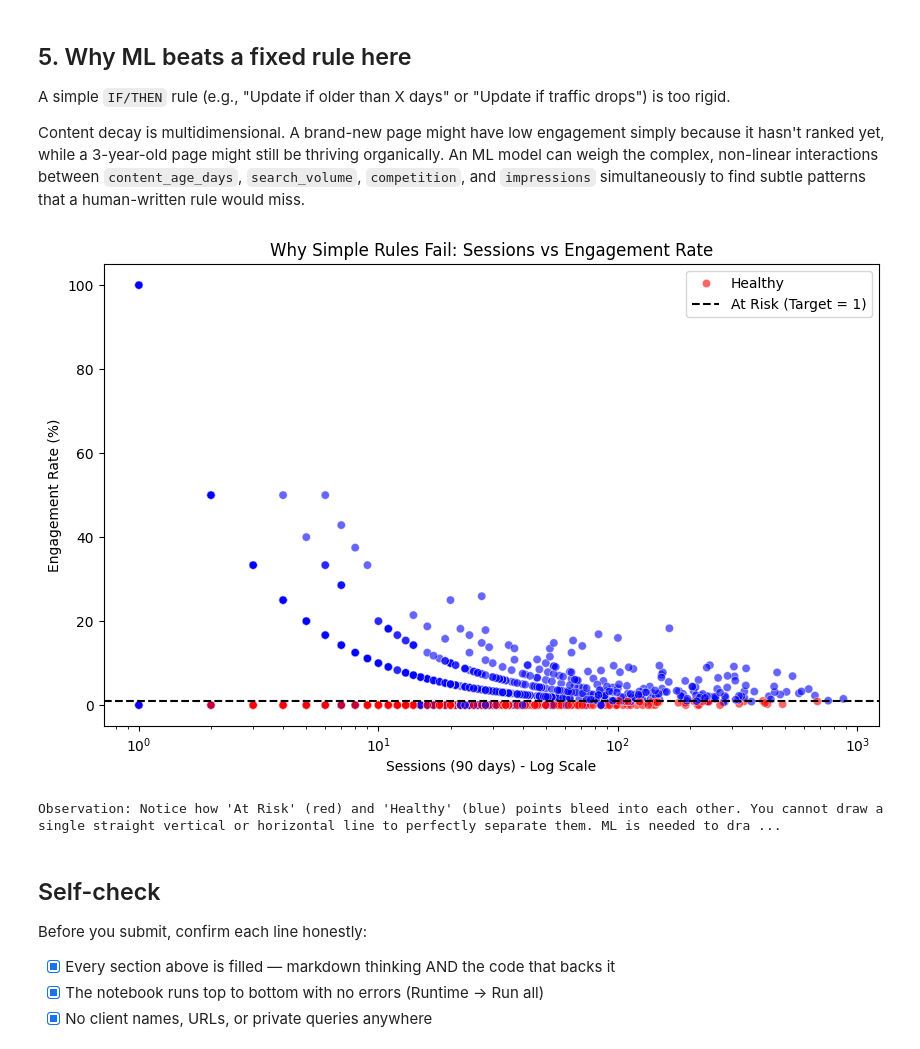
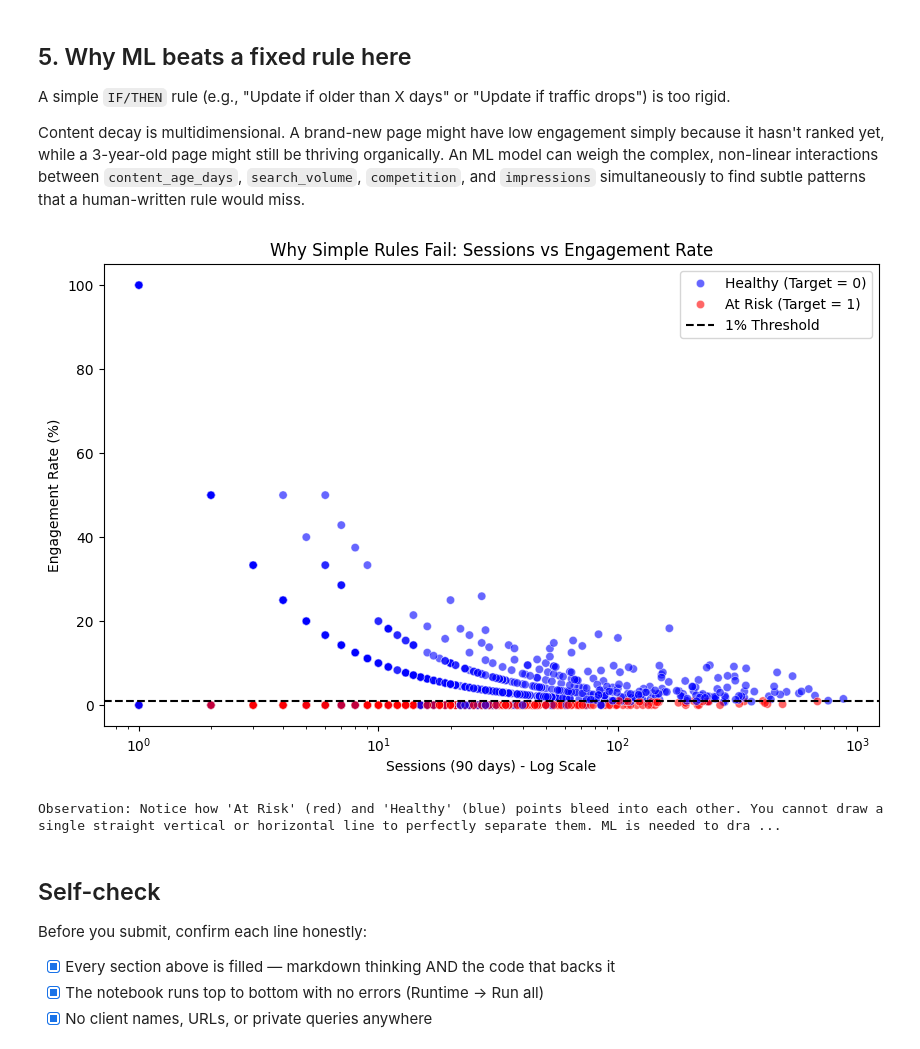
Before and after one commit to ibrahimymhafez/flyrank-ibrahim, a Jupyter notebook: work/notebooks/w02_ml_task_framing.ipynb, the cells around one changed output. Cells and saved outputs as stored; diff of their text form; code cells hidden in the pictures.

```diff
--- a/work/notebooks/w02_ml_task_framing.ipynb
+++ b/work/notebooks/w02_ml_task_framing.ipynb
@@ -102,36 +102,41 @@ A simple `IF/THEN` rule (e.g., "Update if older than X days" or "Update if traff
 
 Content decay is multidimensional. A brand-new page might have low engagement simply because it hasn't ranked yet, while a 3-year-old page might still be thriving organically. An ML model can weigh the complex, non-linear interactions between `content_age_days`, `search_volume`, `competition`, and `impressions` simultaneously to find subtle patterns that a human-written rule would miss.
 # %%
-# 5. Visualize why a simple threshold fails
+import matplotlib.pyplot as plt
+import seaborn as sns
+
 plt.figure(figsize=(10, 6))
 
 # Plotting a sample to avoid overplotting
 sample_df = df.dropna(subset=['sessions_90d', 'engagement_rate', 'target_needs_refresh']).sample(2000, random_state=42)
 
 sns.scatterplot(
     data=sample_df,
     x='sessions_90d',
     y='engagement_rate',
     hue='target_needs_refresh',
     palette={0: 'blue', 1: 'red'},
     alpha=0.6
 )
 
 plt.title('Why Simple Rules Fail: Sessions vs Engagement Rate')
 plt.xlabel('Sessions (90 days) - Log Scale')
 plt.ylabel('Engagement Rate (%)')
 plt.xscale('log')
 plt.axhline(1.0, color='black', linestyle='--', label='1% Engagement Rule')
 
 # Customizing legend
 handles, labels = plt.gca().get_legend_handles_labels()
-plt.legend(handles=handles[1:], labels=['Healthy', 'At Risk (Target = 1)', '1% Threshold'])
+# The scatterplot creates two entries (for 0 and 1), and axhline creates one.
+# So, 'handles' will have 3 items.
+# Assign custom labels for all three entries.
+plt.legend(handles=handles, labels=['Healthy (Target = 0)', 'At Risk (Target = 1)', '1% Threshold'])
 
 plt.show()
 
 print("Observation: Notice how 'At Risk' (red) and 'Healthy' (blue) points bleed into each other. You cannot draw a single straight vertical or horizontal line to perfectly separate them. ML is needed to draw the complex boundary.")
 # %% [output]
-[figure, old version]
+[figure, new version]
 Observation: Notice how 'At Risk' (red) and 'Healthy' (blue) points bleed into each other. You cannot draw a single straight vertical or horizontal line to perfectly separate them. ML is needed to dra ...
 # %% [markdown]
 ## Self-check
```
